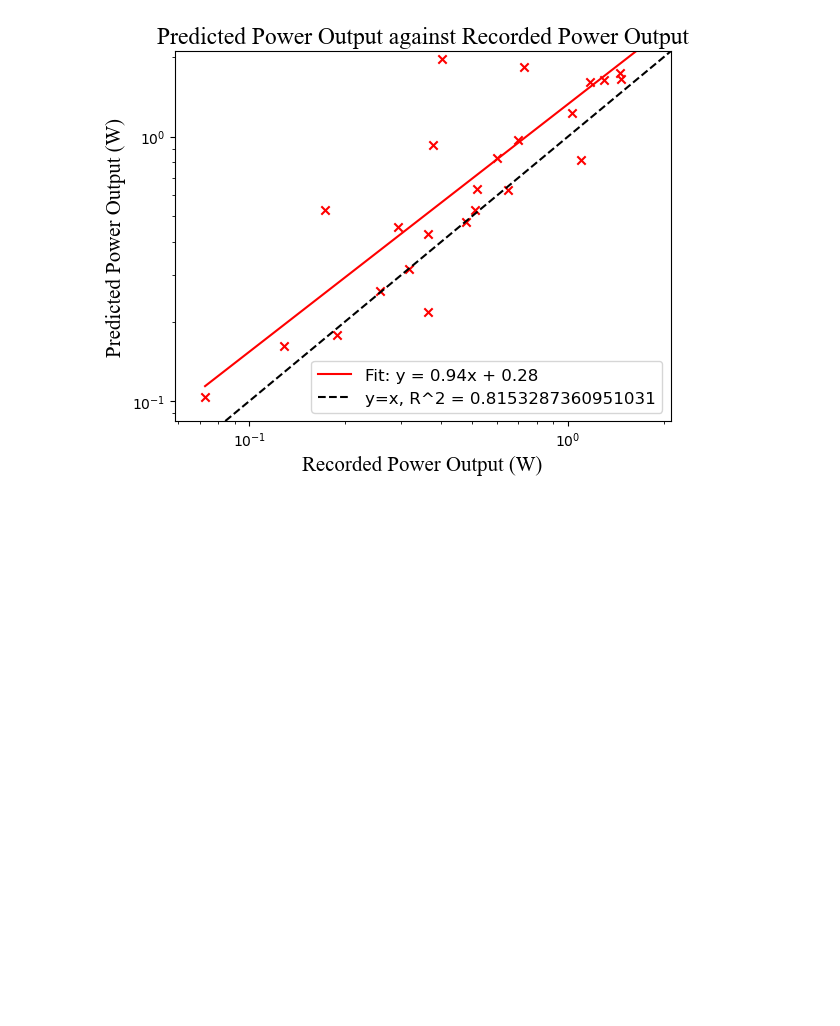
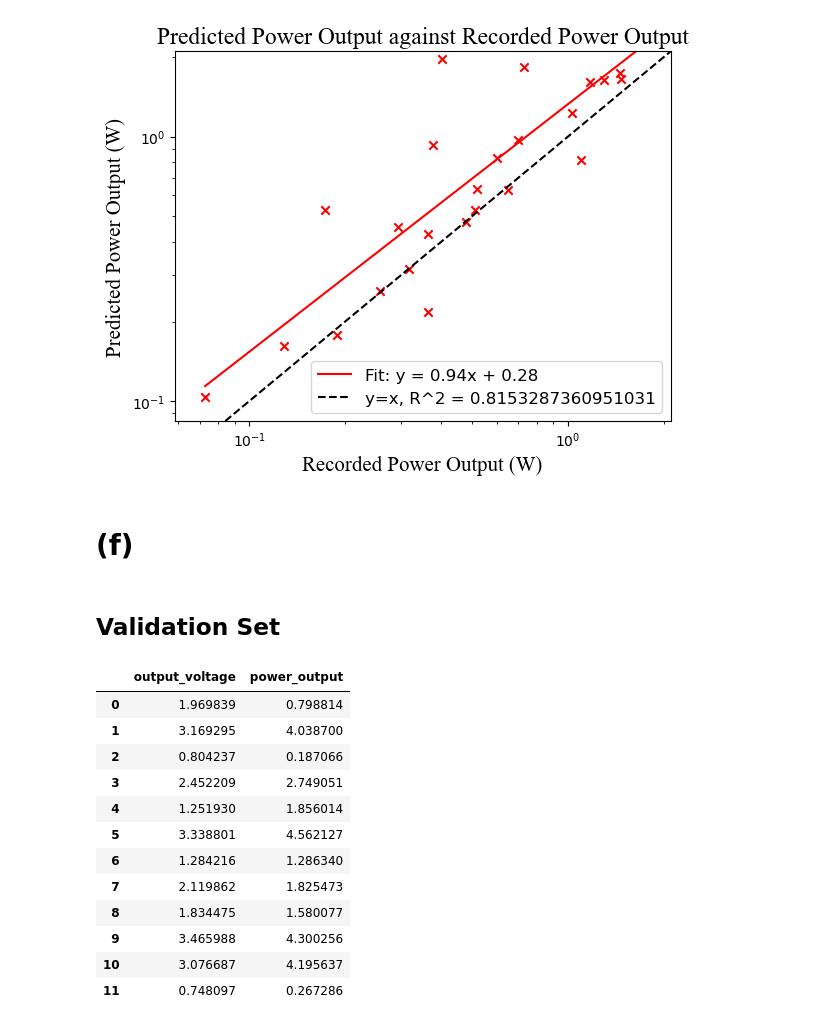
Before and after one commit to shawnkchan/ME249_P3, a Jupyter notebook: Task 2.1 SHAWN/CodeP3.2.1F23.ipynb, the cells around one changed output. Drawn from its saved outputs; the diff is of its cells as text; code cells hidden in the pictures; blank space fills up the shorter version.

```diff
--- a/Task 2.1 SHAWN/CodeP3.2.1F23.ipynb
+++ b/Task 2.1 SHAWN/CodeP3.2.1F23.ipynb
@@ -281,3 +285,25 @@ logLogPlotter(y_recorded_df['power_output'], y_predictions_df['power_output'], -
 Invalid limit will be ignored.
 Invalid limit will be ignored.
 [figure]
+# %% [markdown]
+# (f)
+# %% [markdown]
+## Validation Set
+# %%
+y_predictions = model.predict(X_test[['M', 'air_temp', 'load_resistance', 'i_d']])
+y_predictions_df = pd.DataFrame(y_predictions, columns=['output_voltage', 'power_output'])
+y_predictions_df
+# %% [output]
+|  | output_voltage | power_output |
+| 0 | 1.969839 | 0.798814 |
+| 1 | 3.169295 | 4.038700 |
+| 2 | 0.804237 | 0.187066 |
+| 3 | 2.452209 | 2.749051 |
+| 4 | 1.251930 | 1.856014 |
+| 5 | 3.338801 | 4.562127 |
+| 6 | 1.284216 | 1.286340 |
+| 7 | 2.119862 | 1.825473 |
+| 8 | 1.834475 | 1.580077 |
+| 9 | 3.465988 | 4.300256 |
+| 10 | 3.076687 | 4.195637 |
+| 11 | 0.748097 | 0.267286 |
```
Also changed, not shown: parts of 5 cells of this notebook, 15 other files.
